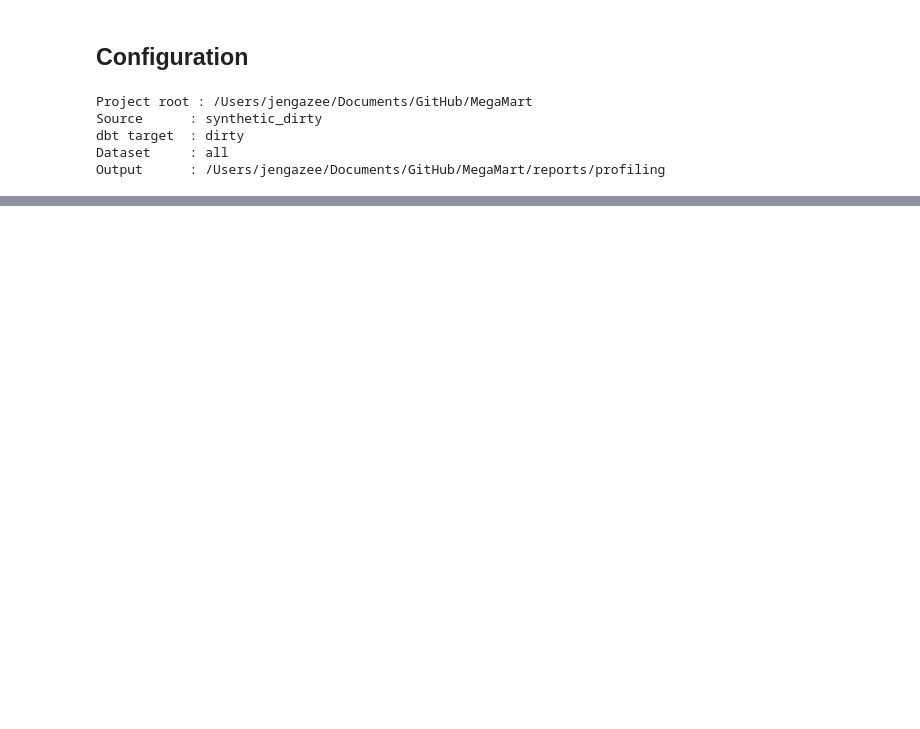
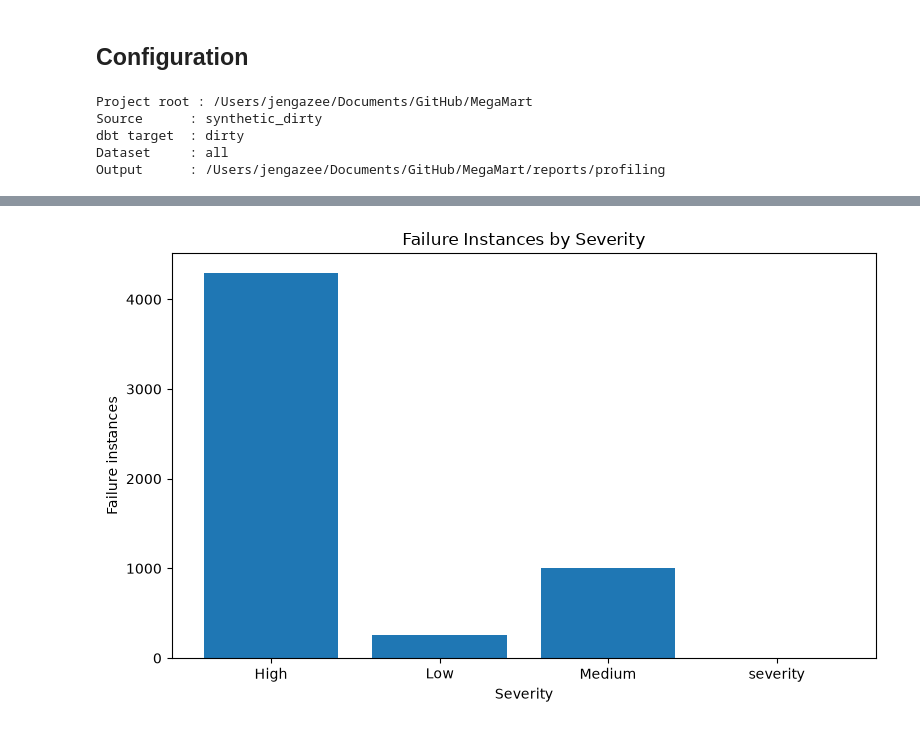
Before and after one commit to jenniferwxe/MegaMart, a Jupyter notebook: dirty_data_profiling/notebook/01_dirty_data_profiling.ipynb, the cells around one changed output, grey strips where cells are left out. Drawn from its saved outputs; the diff is of its cells as text; code cells hidden in the pictures; blank space fills up the shorter version.

```diff
--- a/dirty_data_profiling/notebook/01_dirty_data_profiling.ipynb
+++ b/dirty_data_profiling/notebook/01_dirty_data_profiling.ipynb
@@ -52,0 +439,27 @@ This section provides the dataset-level output produced by build_summary().
+# %%
+if not severity_failures.empty:
+
+    chart_data = (
+        severity_failures
+        .groupby(
+            "severity",
+            as_index=False
+        )["failures"]
+        .sum()
+    )
+
+    plt.figure(figsize=(8, 5))
+
+    plt.bar(
+        chart_data["severity"],
+        chart_data["failures"]
+    )
+
+    plt.xlabel("Severity")
+    plt.ylabel("Failure instances")
+    plt.title("Failure Instances by Severity")
+
+    plt.tight_layout()
+    plt.show()
+# %% [output]
+[figure, added]
```
Also changed, not shown: parts of 25 cells of this notebook.
